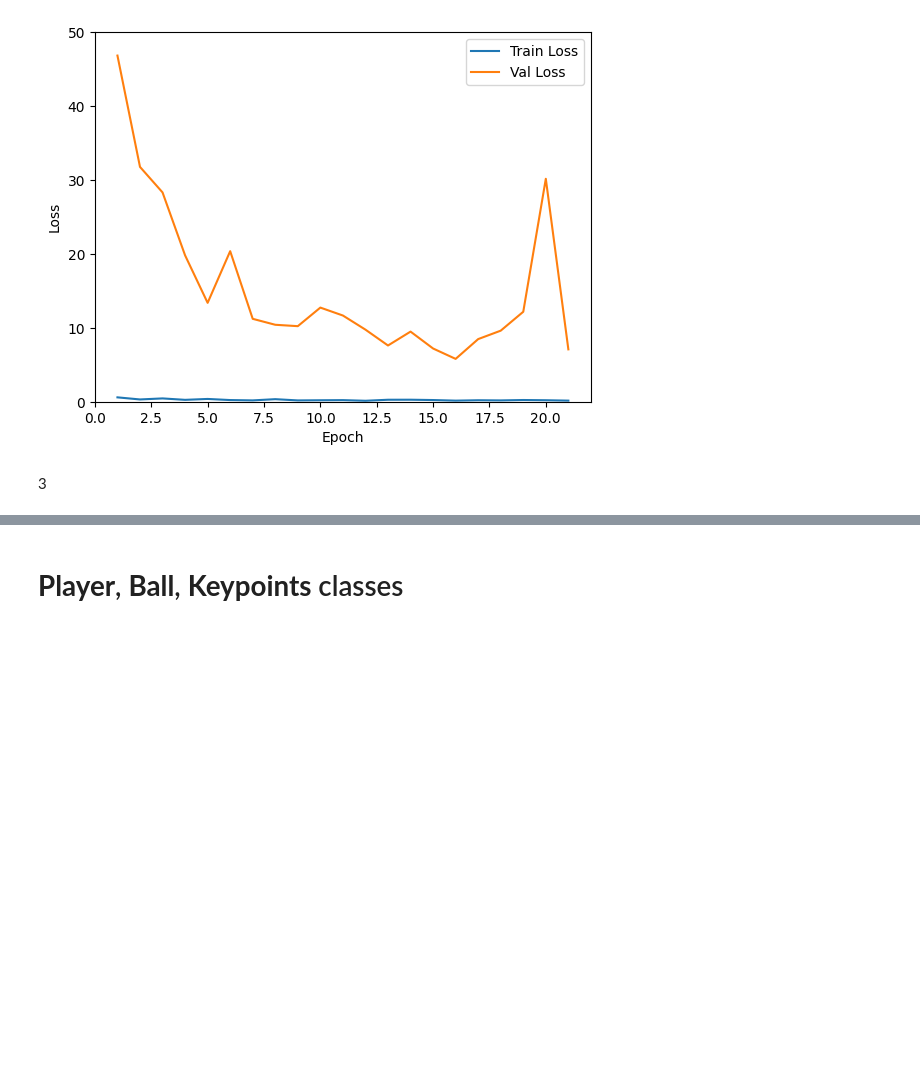
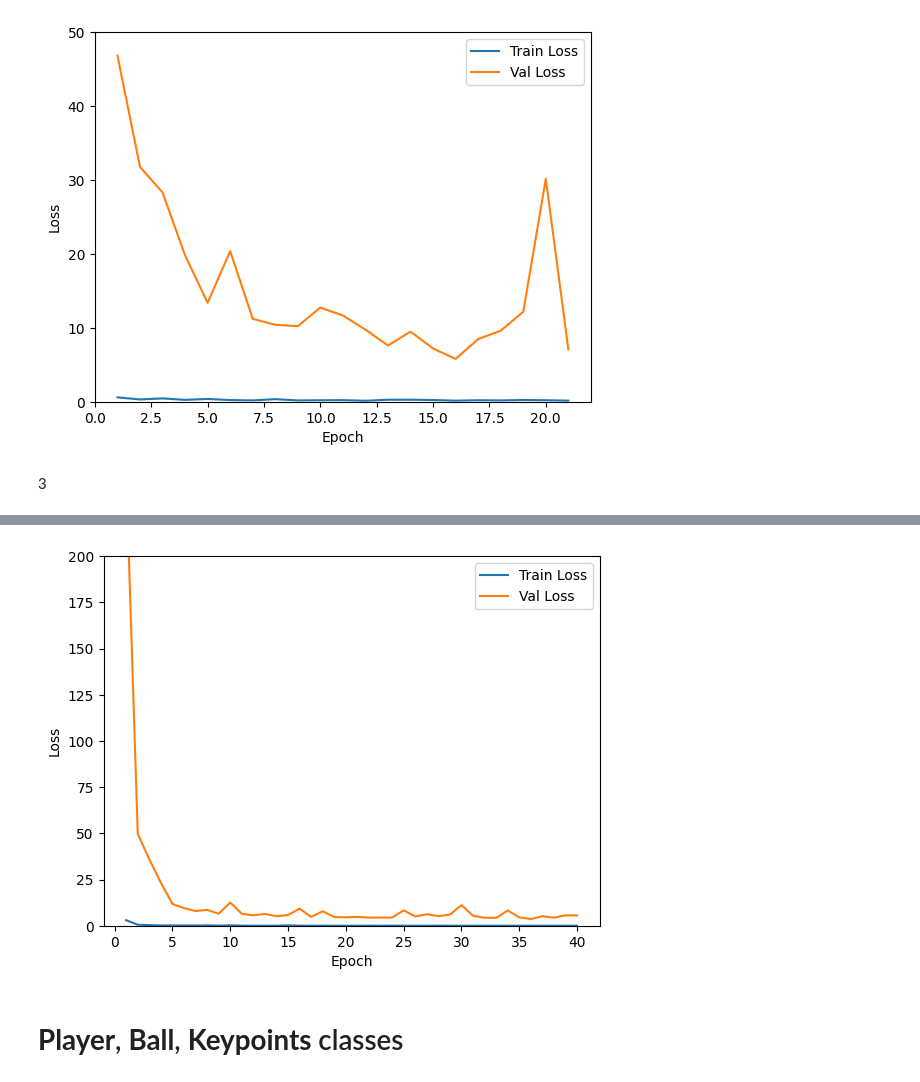
Before and after one commit to jacdiste/NeuralTennis, a Jupyter notebook: NeuralTennis.ipynb, the cells around one changed output, grey strips where cells are left out. Drawn from its saved outputs; the diff is of its cells as text; code cells hidden in the pictures; blank space fills up the shorter version.

```diff
--- a/NeuralTennis.ipynb
+++ b/NeuralTennis.ipynb
@@ -423,11 +423,15 @@ model = models.resnet50(pretrained = True)
 model.fc = torch.nn.Linear(model.fc.in_features, 14 * 2)
 model = model.to(device)
 # %%
+from tqdm import tqdm
+
+# 1) Criterion e optimizer
 criterion = torch.nn.MSELoss()
 optimizer = torch.optim.Adam(model.parameters(), lr = 1e-4)
 
 # 2) Hyperparameters
 epochs = 40
+print_interval = 10
 
 # 3) Containers per loss
 train_loss_history = []
@@ -472,4 +476,14 @@ for epoch in range(epochs):
     val_loss_history.append(val_loss)
 
     print(f"Epoch {epoch}/{epochs} ▶ Train Loss: {train_loss:.4f} | Val Loss: {val_loss:.4f}")
+
+    if epoch % 2 == 0:
+      checkpoint = {
+          'epoch': epoch,
+          'model_state': model.state_dict(),
+          'optimizer_state': optimizer.state_dict(),
+          'best_val_loss': best_val_loss
+      }
+      torch.save(checkpoint, os.path.join("/content/drive/MyDrive/NeuralTennis/models/kp_checkpoints", f"checkpoint_ep{epoch}.pth"))
+      print(f"  → Saved periodic checkpoint at epoch {epoch}")
 # %% [output]
@@ -491,3 +505,16 @@ torch.save(model.state_dict(), "/content/drive/MyDrive/NeuralTennis/models/resne
+# %%
+import matplotlib.pyplot as plt
+
+epochs = list(range(1, len(train_loss_history)+1))
+plt.plot(epochs, train_loss_history,  label='Train Loss')
+plt.plot(epochs, val_loss_history,    label='Val Loss')
+plt.xlabel('Epoch')
+plt.ylabel('Loss')
+plt.legend()
+plt.ylim(0, 200)
+plt.show()
+# %% [output]
+[figure, added]
 # %% [markdown]
 # **Player**, **Ball**, **Keypoints** classes
 # %%
```
Also changed, not shown: parts of 3 cells of this notebook.
